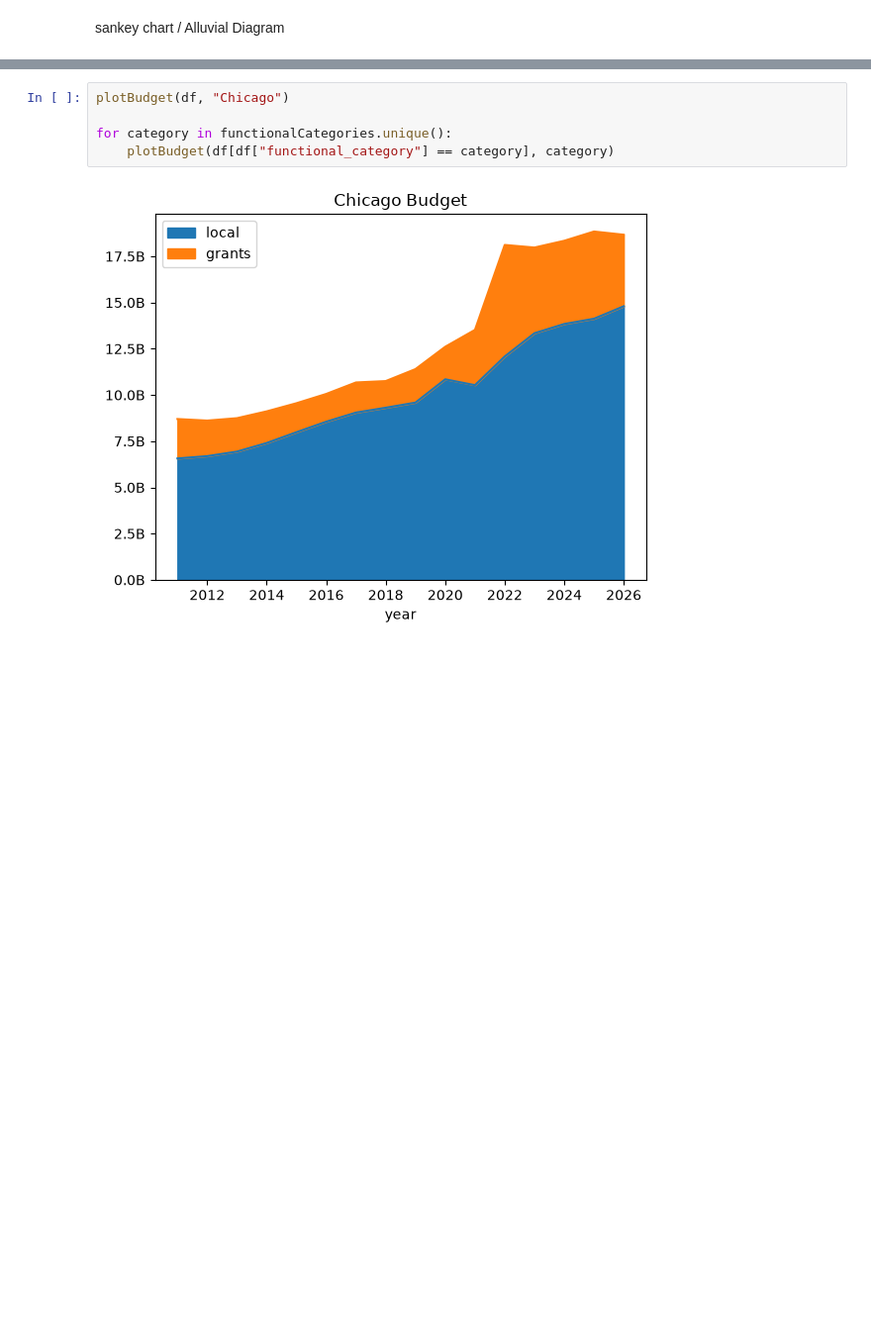
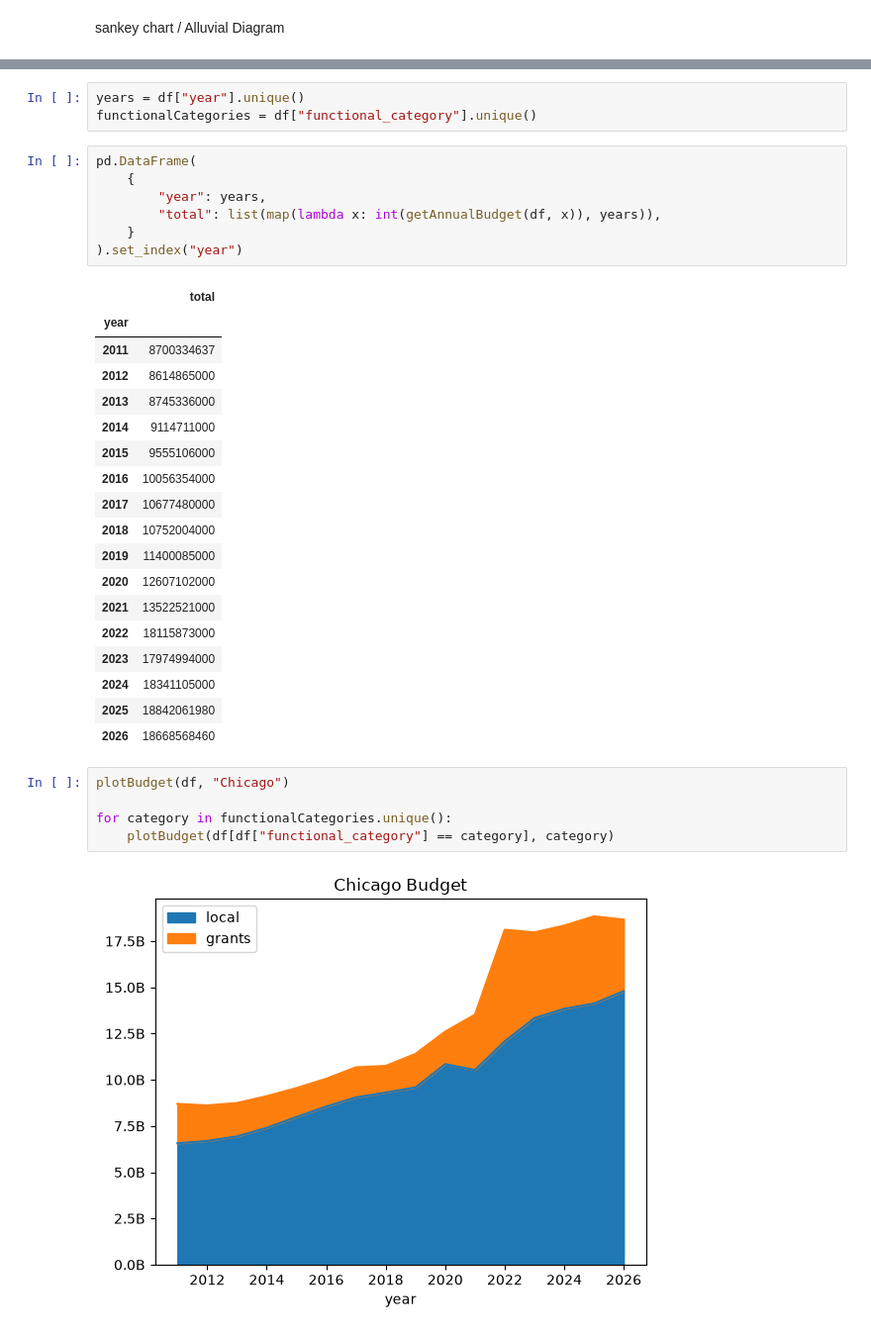
Before and after one commit to RamarkoB/chicago-budget, a Jupyter notebook: explore.ipynb, the cells around one changed output, grey strips where cells are left out. Shown at 99% size. Cells and saved outputs as stored; diff of their text form; blank space fills up the shorter version.

```diff
--- a/explore.ipynb
+++ b/explore.ipynb
@@ -102,3 +64,32 @@ df.head()
+# %%
+years = df["year"].unique()
+functionalCategories = df["functional_category"].unique()
+# %%
+pd.DataFrame(
+    {
+        "year": years,
+        "total": list(map(lambda x: int(getAnnualBudget(df, x)), years)),
+    }
+).set_index("year")
+# %% [output]
+|  | total |
+| year |  |
+| 2011 | 8700334637 |
+| 2012 | 8614865000 |
+| 2013 | 8745336000 |
+| 2014 | 9114711000 |
+| 2015 | 9555106000 |
+| 2016 | 10056354000 |
+| 2017 | 10677480000 |
+| 2018 | 10752004000 |
+| 2019 | 11400085000 |
+| 2020 | 12607102000 |
+| 2021 | 13522521000 |
+| 2022 | 18115873000 |
+| 2023 | 17974994000 |
+| 2024 | 18341105000 |
+| 2025 | 18842061980 |
+| 2026 | 18668568460 |
 # %%
 plotBudget(df, "Chicago")
 
```
Also changed, not shown: parts of 14 cells of this notebook, 5 other files.
